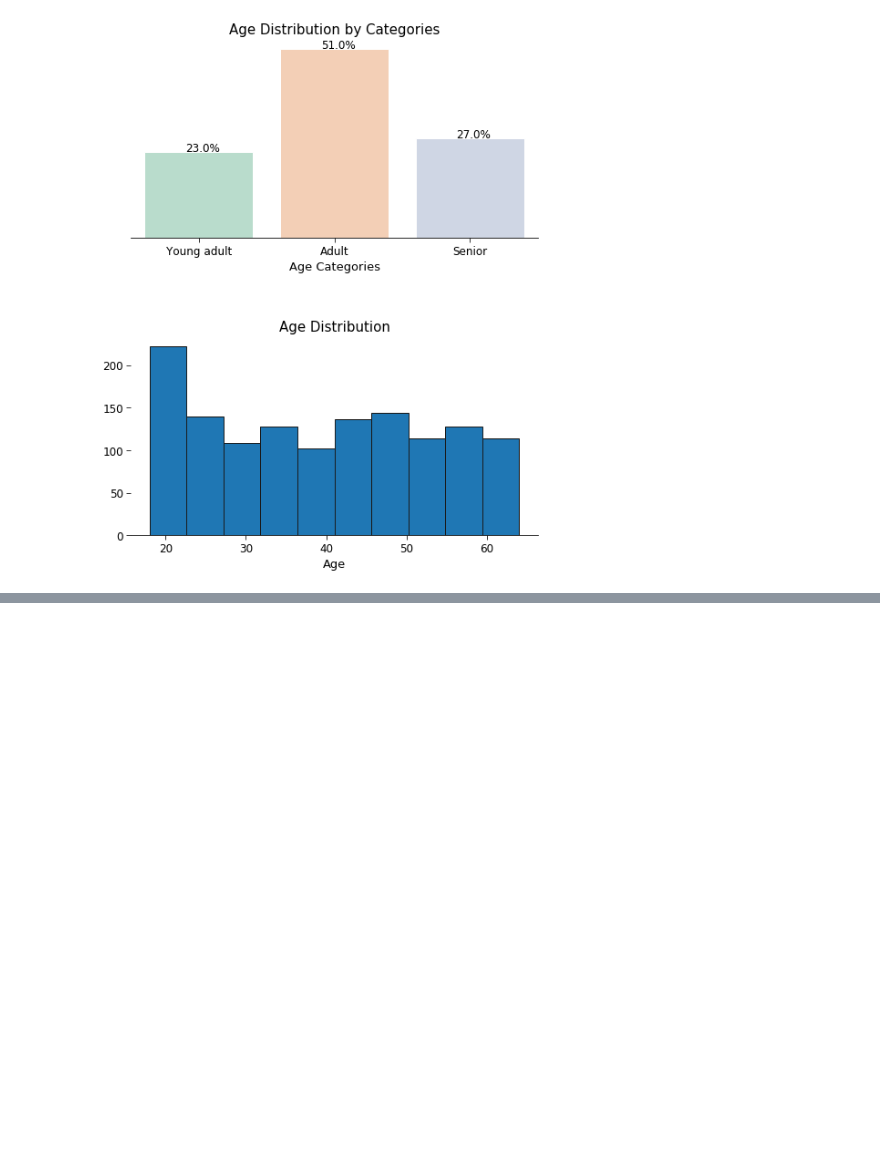
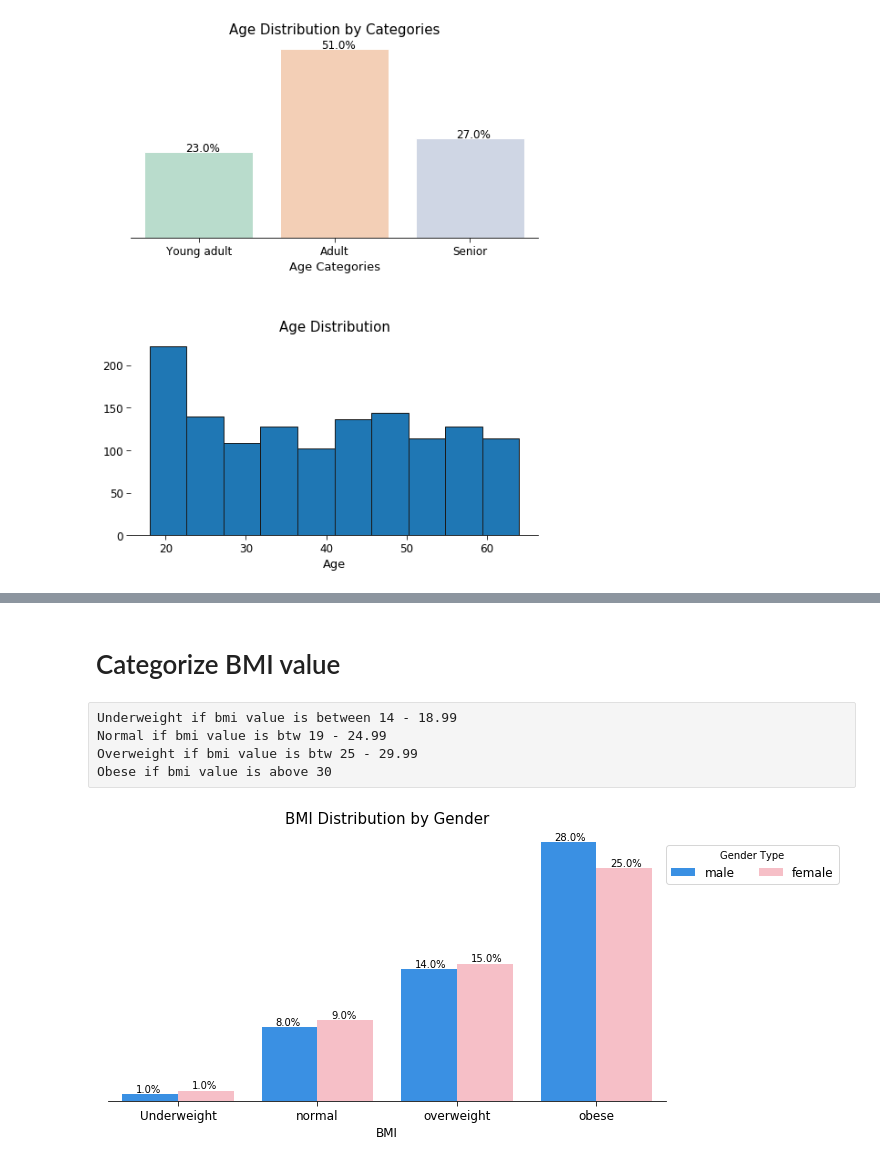
Before and after one commit to gowthamkatari/Medical_cost_dataset, a Jupyter notebook: medical_cost.ipynb, the cells around one changed output, grey strips where cells are left out. Cells and saved outputs as stored; diff of their text form; code cells hidden in the pictures; blank space fills up the shorter version.

```diff
--- a/medical_cost.ipynb
+++ b/medical_cost.ipynb
@@ -113,0 +163,14 @@ gender_dist_plot("region",'Region')
+# %% [markdown]
+# Categorize BMI value
+# %% [raw]
+Underweight if bmi value is between 14 - 18.99
+Normal if bmi value is btw 19 - 24.99
+Overweight if bmi value is btw 25 - 29.99
+Obese if bmi value is above 30
+# %%
+cut_points = [14,19,25,30,65]
+label_names = ['Underweight',"normal","overweight","obese"]
+df["bmi_cat"] = pd.cut(df['bmi'],cut_points,labels=label_names)
+gender_dist_plot('bmi_cat','BMI')
+# %% [output]
+[figure, added]
```
Also changed, not shown: parts of 8 cells of this notebook.
